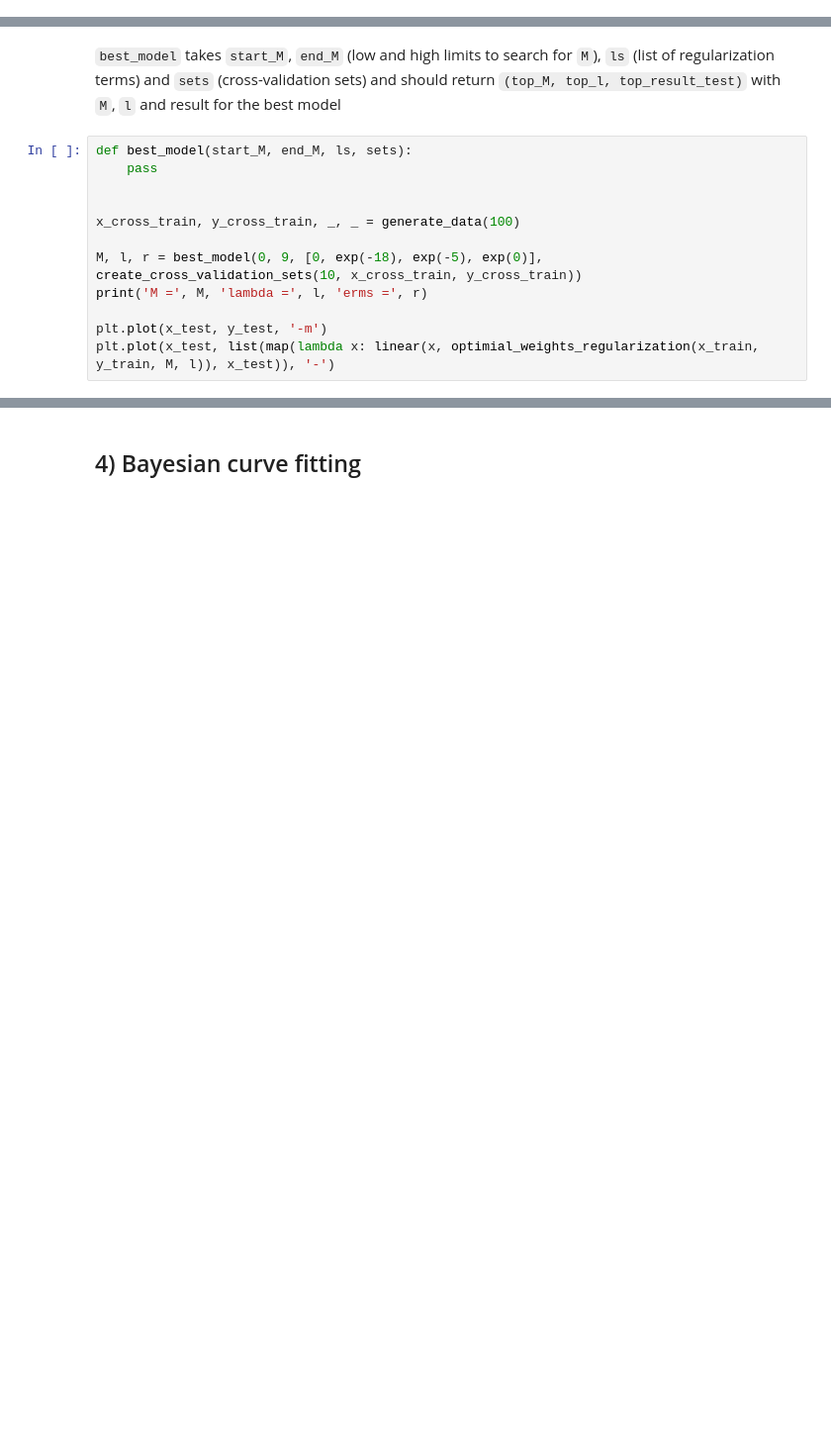
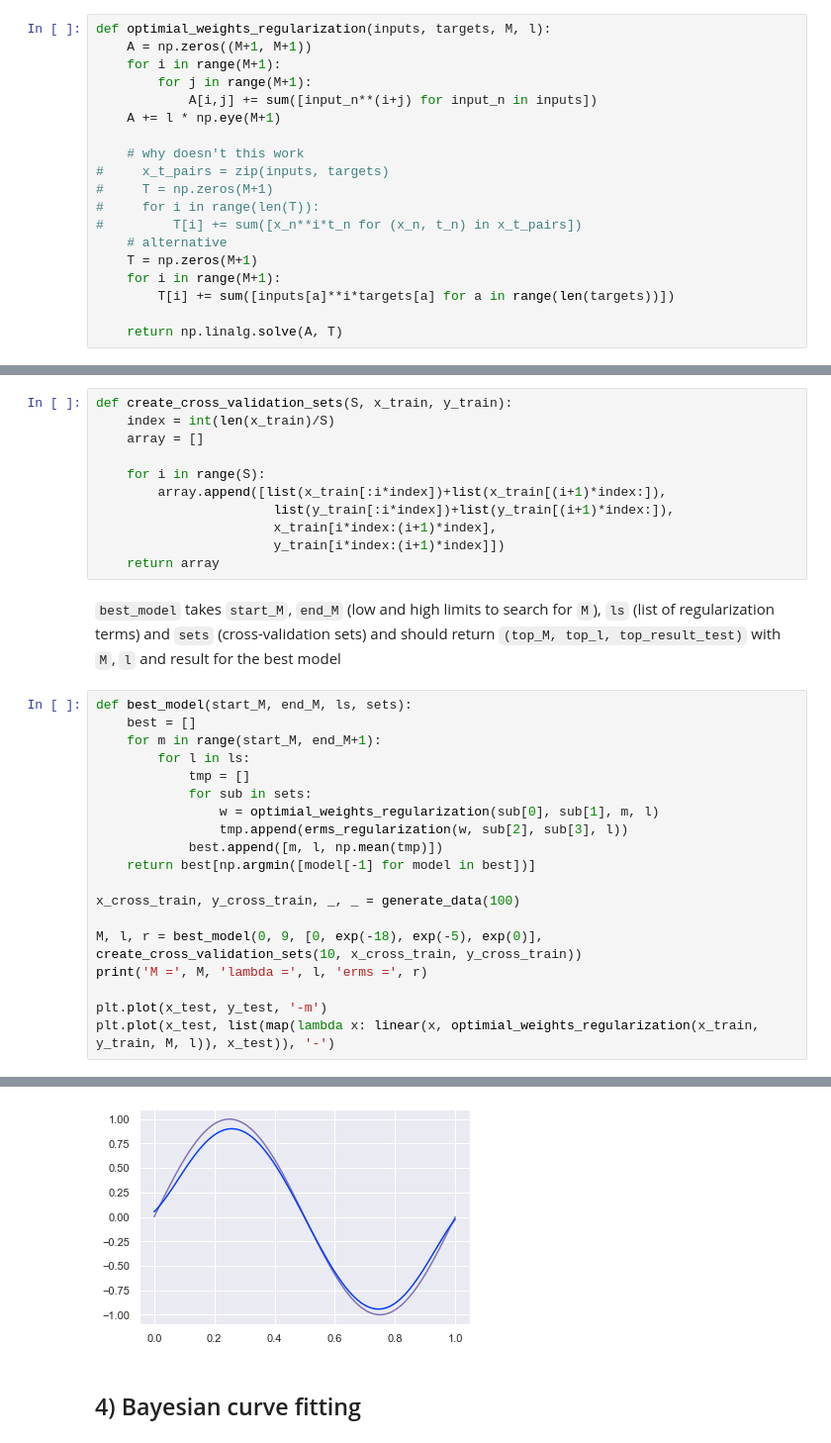
Before and after one commit to jbirkesteen/SLML-AU-2020, a Jupyter notebook: exercises/2-polynomial-curve-fitting-and-decision-theory/exercise-2-solution.ipynb, the cells around one changed output, grey strips where cells are left out. Shown: that part at 99% size. Drawn from its saved outputs; the diff is of its cells as text; blank space fills up the shorter version.

```diff
--- a/exercises/2-polynomial-curve-fitting-and-decision-theory/exercise-2-solution.ipynb
+++ b/exercises/2-polynomial-curve-fitting-and-decision-theory/exercise-2-solution.ipynb
@@ -194,3 +185,22 @@ def optimial_weights_regularization(inputs, targets, M, l):
+# %%
+def optimial_weights_regularization(inputs, targets, M, l):
+    A = np.zeros((M+1, M+1))
+    for i in range(M+1):
+        for j in range(M+1):
+            A[i,j] += sum([input_n**(i+j) for input_n in inputs])
+    A += l * np.eye(M+1)
+
+    # why doesn't this work
+#     x_t_pairs = zip(inputs, targets)
+#     T = np.zeros(M+1)
+#     for i in range(len(T)):
+#         T[i] += sum([x_n**i*t_n for (x_n, t_n) in x_t_pairs])
+    # alternative
+    T = np.zeros(M+1)
+    for i in range(M+1):
+        T[i] += sum([inputs[a]**i*targets[a] for a in range(len(targets))])
+
+    return np.linalg.solve(A, T)
 # %% [markdown]
 ### 2.3) Test with regularization
 # %%
@@ -251,9 +274,27 @@ def create_cross_validation_sets(S, x_train, y_train):
+# %%
+def create_cross_validation_sets(S, x_train, y_train):
+    index = int(len(x_train)/S)
+    array = []
+
+    for i in range(S):
+        array.append([list(x_train[:i*index])+list(x_train[(i+1)*index:]),
+                       list(y_train[:i*index])+list(y_train[(i+1)*index:]),
+                       x_train[i*index:(i+1)*index],
+                       y_train[i*index:(i+1)*index]])
+    return array
 # %% [markdown]
 `best_model` takes `start_M`, `end_M` (low and high limits to search for `M`), `ls` (list of regularization terms) and `sets` (cross-validation sets) and should return `(top_M, top_l, top_result_test)` with `M`, `l` and result for the best model
 # %%
 def best_model(start_M, end_M, ls, sets):
-    pass
-
+    best = []
+    for m in range(start_M, end_M+1):
+        for l in ls:
+            tmp = []
+            for sub in sets:
+                w = optimial_weights_regularization(sub[0], sub[1], m, l)
+                tmp.append(erms_regularization(w, sub[2], sub[3], l))
+            best.append([m, l, np.mean(tmp)])
+    return best[np.argmin([model[-1] for model in best])]
 
 x_cross_train, y_cross_train, _, _ = generate_data(100)
 
@@ -262,3 +303,4 @@ print('M =', M, 'lambda =', l, 'erms =', r)
 
 plt.plot(x_test, y_test, '-m')
 plt.plot(x_test, list(map(lambda x: linear(x, optimial_weights_regularization(x_train, y_train, M, l)), x_test)), '-')
+# %% [output]
@@ -265,3 +309,4 @@ plt.plot(x_test, list(map(lambda x: linear(x, optimial_weights_regularization(x_
+[figure, added]
 # %% [markdown]
 ## 4) Bayesian curve fitting
 # %% [markdown]
```
Also changed, not shown: parts of 16 cells of this notebook.
